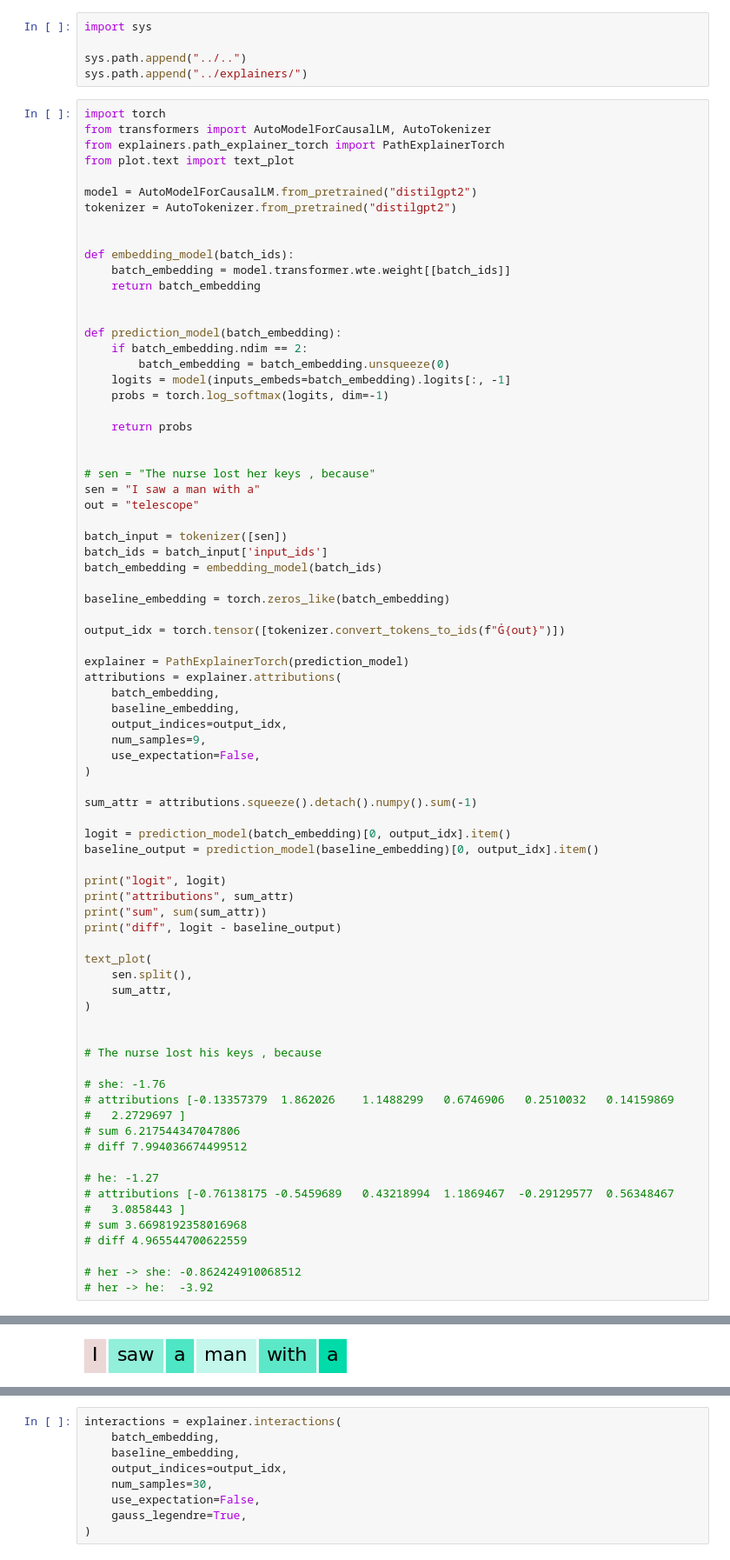
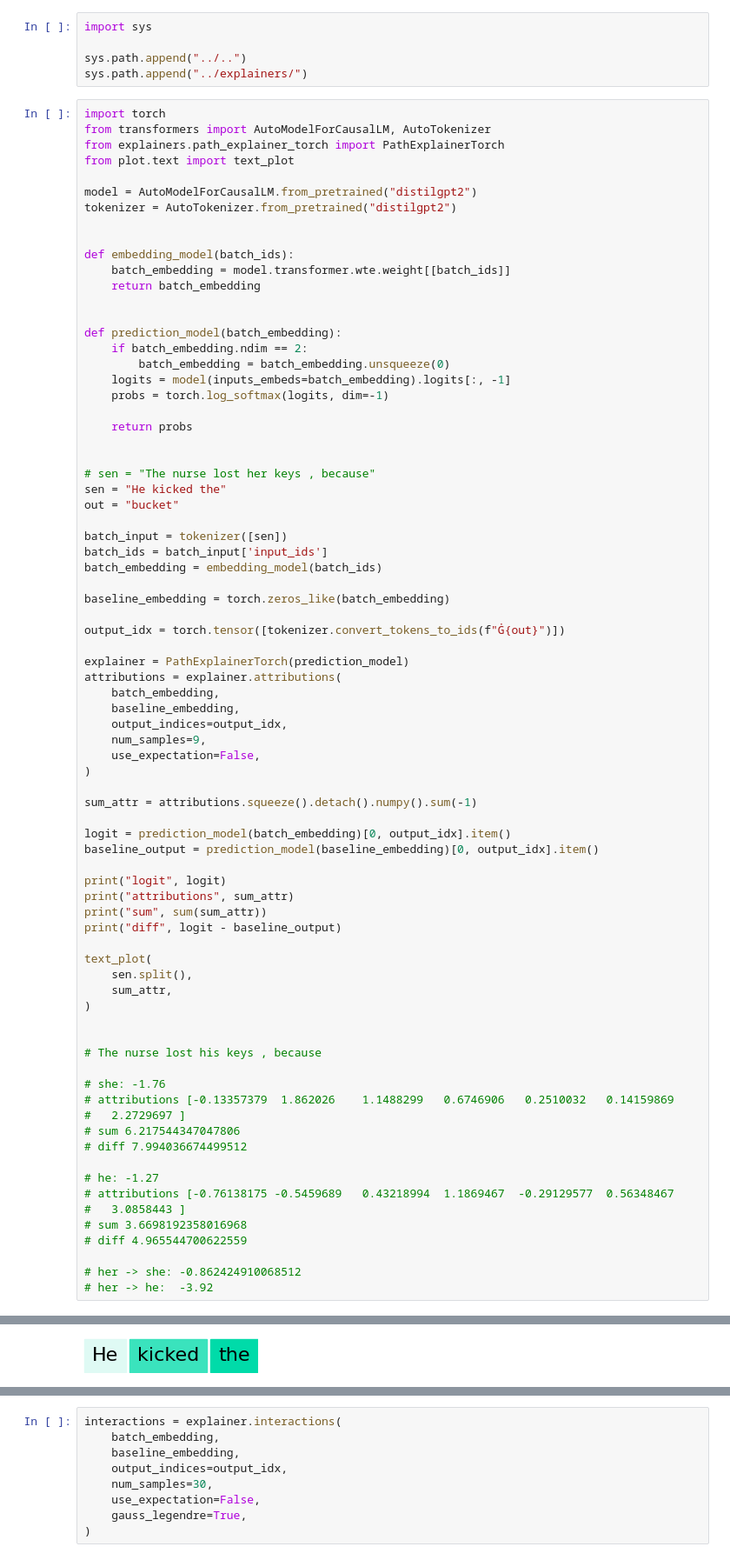
Before and after one commit to gerardPlanella/path_explain, a Jupyter notebook: PathExplain.ipynb, the cells around one changed output, grey strips where cells are left out. Shown: that part at 87% size. Cells and saved outputs as stored; diff of their text form.

```diff
--- a/PathExplain.ipynb
+++ b/PathExplain.ipynb
@@ -82,8 +40,8 @@ def prediction_model(batch_embedding):
 
 
 # sen = "The nurse lost her keys , because"
-sen = "I saw a man with a"
-out = "telescope"
+sen = "He kicked the"
+out = "bucket"
 
 batch_input = tokenizer([sen])
 batch_ids = batch_input['input_ids']
@@ -142,4 +100,4 @@ diff 6.5131916999816895
-[figure, old version]
+[figure, new version]
 # %%
 # !/usr/bin/env python
 import functools
```
Also changed, not shown: parts of 11 cells of this notebook.
